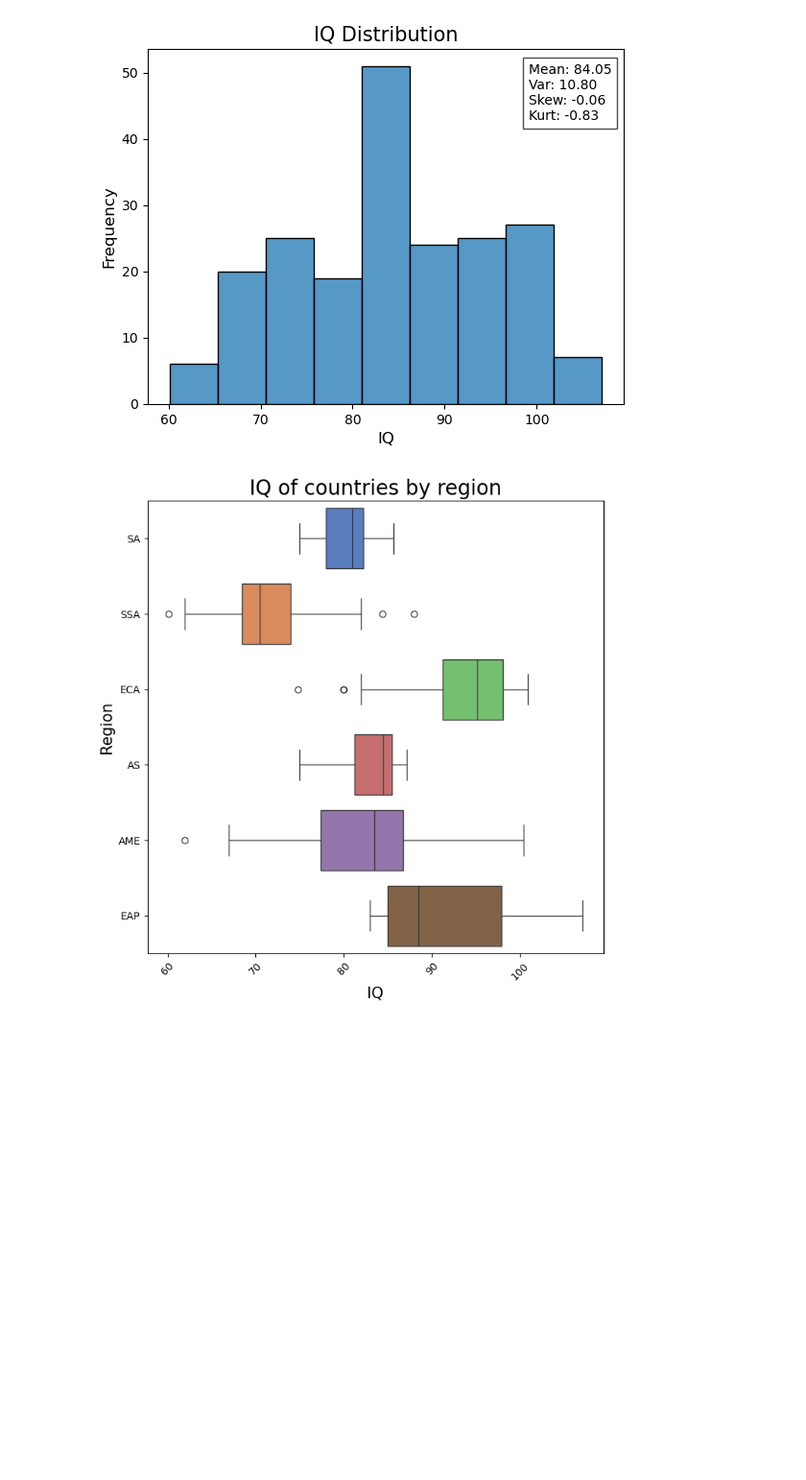
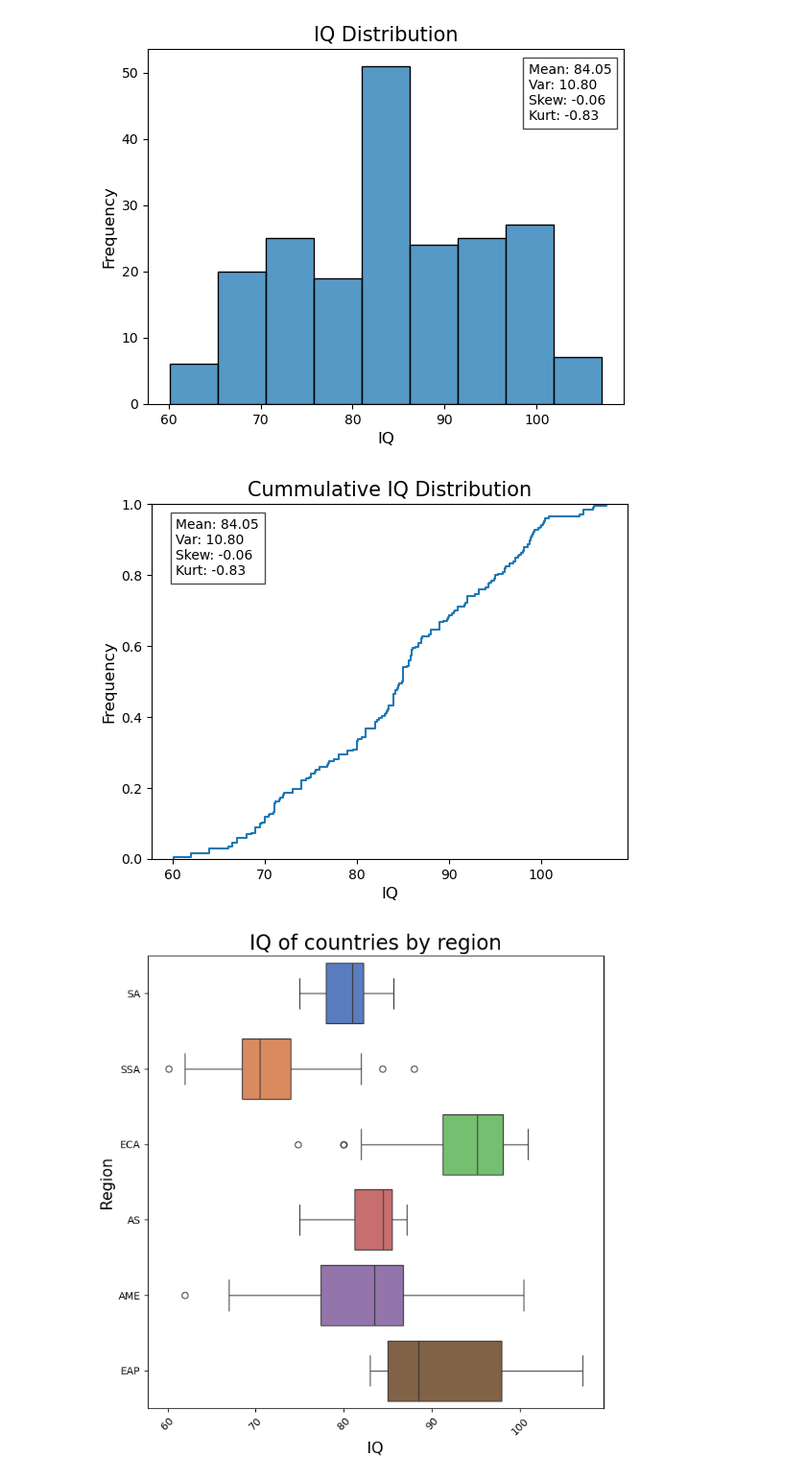
Before and after one commit to jakthehut/HDI-IQ-Analysis, a Jupyter notebook: hdi_iq_analysis.ipynb, the cells around one changed output. Shown at 96% size. Cells and saved outputs as stored; diff of their text form; code cells hidden in the pictures; blank space fills up the shorter version.

```diff
--- a/hdi_iq_analysis.ipynb
+++ b/hdi_iq_analysis.ipynb
@@ -691,6 +707,24 @@ plt.ylabel('Frequency', fontsize=12)
 plt.show()
 # %% [output]
 [figure]
+# %%
+# ECDF: empirical cumulative distribution function
+sns.ecdfplot(iq_df['IQ'])
+mean_iq, standard_dev_iq, skewness_iq, kurtosis_iq = merged_df['IQ'].mean(), merged_df['IQ'].std(), skew(merged_df['IQ']), kurtosis(merged_df['IQ'])
+plt.text(0.05,
+         0.8,
+         'Mean: {:.2f}'.format(mean_iq)+ '\n'+ 'Var: {:.2f}'.format(standard_dev_iq)+ '\n'+ 'Skew: {:.2f}'.format(skewness_iq)+ '\n'+ 'Kurt: {:.2f}'.format(kurtosis_iq),
+         transform=plt.gca().transAxes,
+         fontsize=10,
+         bbox=dict(facecolor='white', alpha=0.7))
+
+# Increase font of the title and the labels
+plt.title('Cummulative IQ Distribution', fontsize=15)
+plt.xlabel('IQ', fontsize=12)
+plt.ylabel('Frequency', fontsize=12)
+plt.show()
+# %% [output]
+[figure, added]
 # %%
 # Create a boxplot for the HDI of the countries sorted by region
 plt.figure(figsize=(8,8))
```
Also changed, not shown: parts of 6 cells of this notebook.
